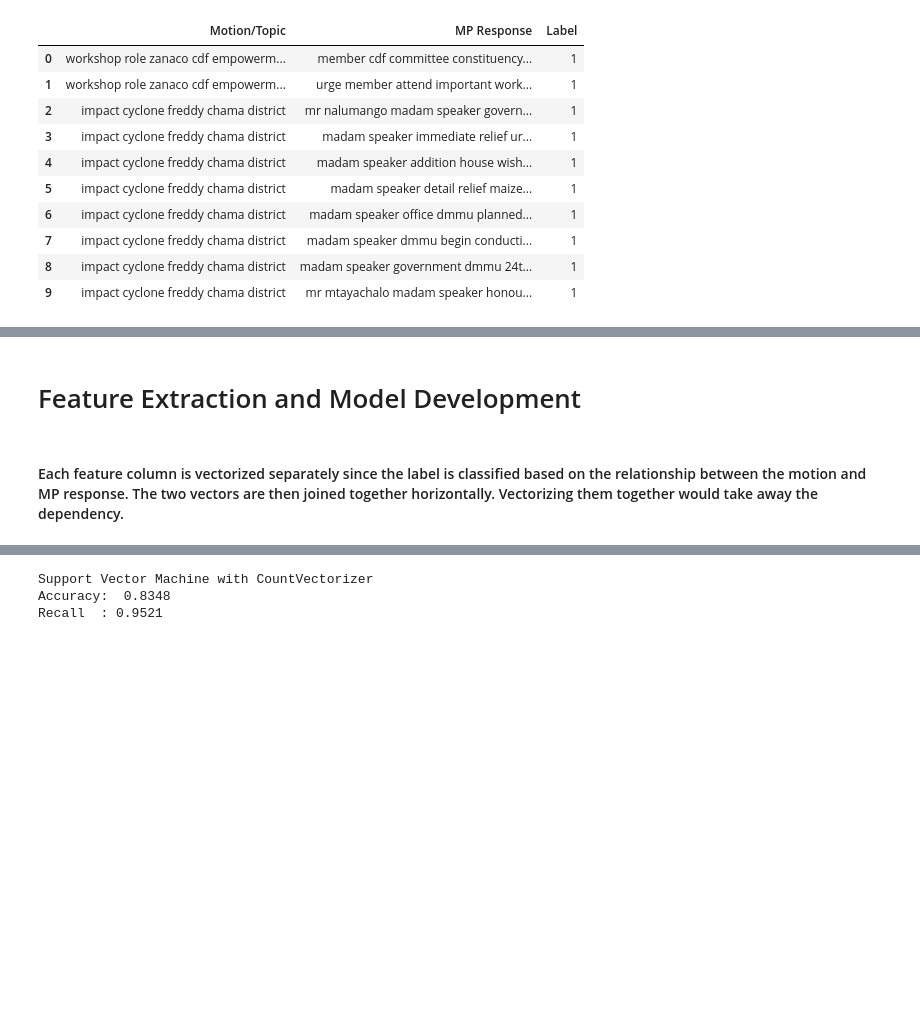
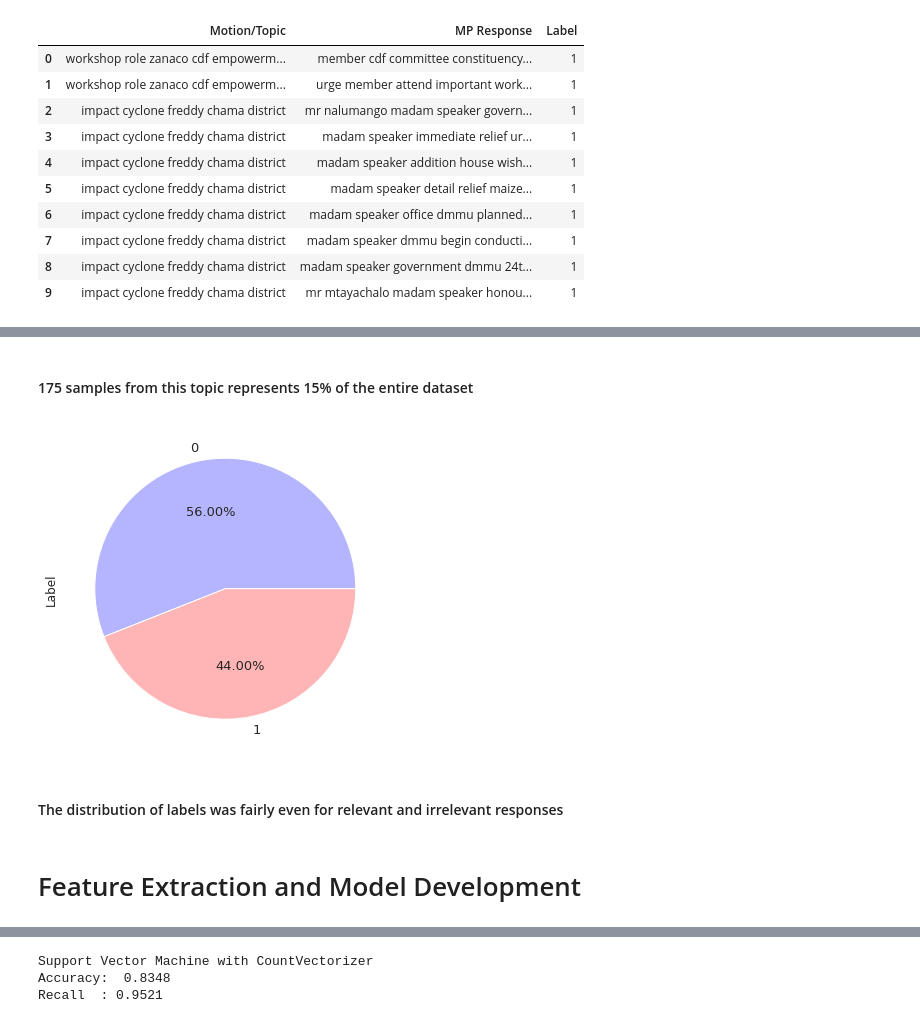
Before and after one commit to emmanuel-hansingo/Data-Mining-Project-Classifying-MP-responses-in-Zambian-Parliament, a Jupyter notebook: Data Mining And Warehousing Course Project.ipynb, the cells around one changed output, grey strips where cells are left out. Saved outputs shown, nothing was run; the diff lists cells and outputs as text; code cells hidden in the pictures; blank space fills up the shorter version.

```diff
--- a/Data Mining And Warehousing Course Project.ipynb
+++ b/Data Mining And Warehousing Course Project.ipynb
@@ -762,3 +749,16 @@ Pie_data = df3[df3['Motion/Topic'] == 'government restructure student loan repay
+# %% [markdown]
+#### 175 samples from this topic represents 15% of the entire dataset
+# %%
+plt.figure(figsize=(6, 6))
+Pie_data = df3[df3['Motion/Topic'] == 'government restructure student loan repayment university graduate make repayment affordable']['Label'].value_counts().plot.pie(
+  autopct='%1.2f%%',
+  fontsize=13,
+  colors=sns.color_palette('seismic')[2:],
+)
+# %% [output]
+[figure, added]
+# %% [markdown]
+#### The distribution of labels was fairly even for relevant and irrelevant responses
 # %% [markdown]
 # Feature Extraction and Model Development
 # %%
@@ -770,2 +767,0 @@ from sklearn.model_selection import train_test_split
-# %% [markdown]
-#### Each feature column is vectorized separately since the label is classified based on the relationship between the motion and MP response. The two vectors are then joined together horizontally. Vectorizing them together would take away the dependency.
```
Also changed, not shown: parts of 144 cells of this notebook.
